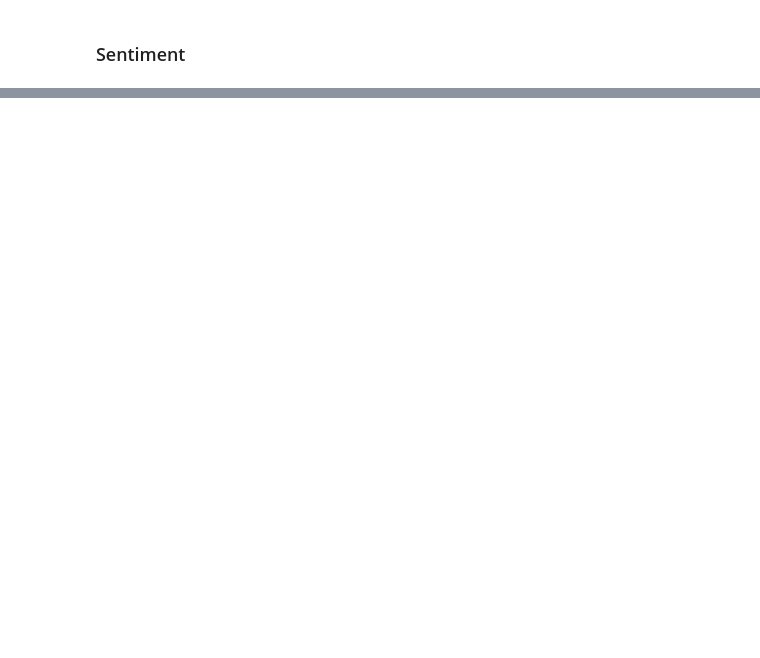
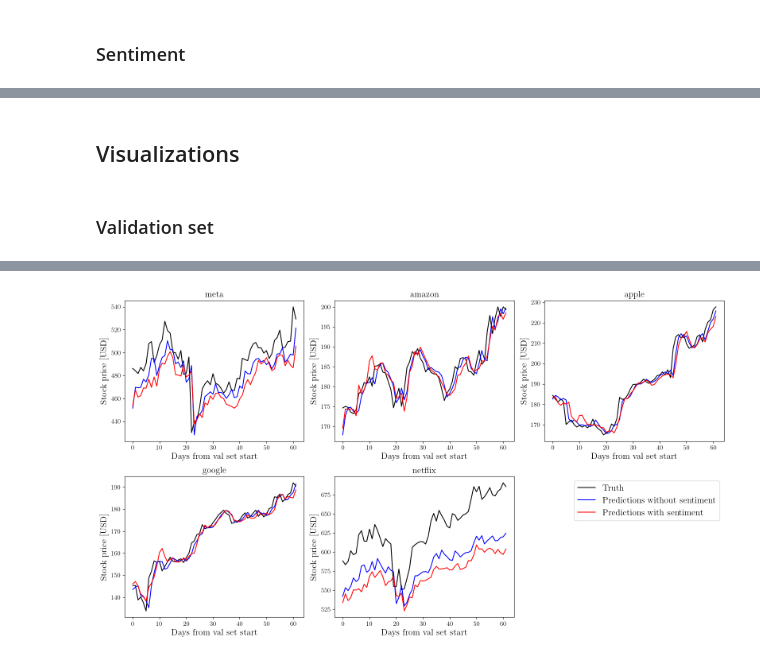
Before and after one commit to gregorkovac/lsentiment, a Jupyter notebook: notebooks/06_final.ipynb, the cells around one changed output, grey strips where cells are left out. Cells and saved outputs as stored; diff of their text form; code cells hidden in the pictures; blank space fills up the shorter version.

```diff
--- a/notebooks/06_final.ipynb
+++ b/notebooks/06_final.ipynb
@@ -86,0 +141,46 @@ Best val loss: 0.46899158259232837
+# %% [markdown]
+## Visualizations
+# %% [markdown]
+### Validation set
+# %%
+def unnormalize(y):
+    return y * price_std + price_mean
+
+fig, ax = plt.subplots(nrows=2, ncols=3, figsize=(16, 9))
+
+ax = ax.flatten()
+
+for i in range(len(Xy_val)):
+    X, y = Xy_val[i]
+    stock_name = STOCK_PATHS[i].split("/")[-1].split(".csv")[0]
+
+    with torch.no_grad():
+        y_val_pred_no_sentiment = model_no_sentiment(X[:, :, 0:1])
+        y_val_pred_sentiment = model_sentiment(X)
+
+    print(f"[{stock_name}] No sentiment loss = {unnormalize(((y - y_val_pred_no_sentiment) ** 2).mean()):.5f} USD\n\tSentiment loss = {unnormalize(((y - y_val_pred_sentiment) ** 2).mean()):.5f} USD\n")
+
+    ax[i].plot(unnormalize(y), color="black", label="Truth")
+    ax[i].plot(unnormalize(y_val_pred_no_sentiment), color="blue", label="Predictions without sentiment")
+    ax[i].plot(unnormalize(y_val_pred_sentiment), color="red", label="Predictions with sentiment")
+
+    ax[i].set_xlabel("Days from val set start", fontsize=16)
+    ax[i].set_ylabel("Stock price [USD]", fontsize=16)
+
+    ax[i].tick_params(axis="both", labelsize=12)
+
+    ax[i].set_title(stock_name, fontsize=16)
+
+# for j in range(len(Xy_val), len(ax)):
+#     fig.delaxes(ax[j])
+
+ax[-1].plot([], color="black", label="Truth")
+ax[-1].plot([], color="blue", label="Predictions without sentiment")
+ax[-1].plot([], color="red", label="Predictions with sentiment")
+ax[-1].legend(fontsize=16)
+ax[-1].axis("off")
+
+plt.tight_layout()
+
+plt.show()
+# %% [output]
@@ -86,0 +201 @@ Best val loss: 0.46899158259232837
+[figure, added]
```
Also changed, not shown: parts of 8 cells of this notebook, 5 other files.
